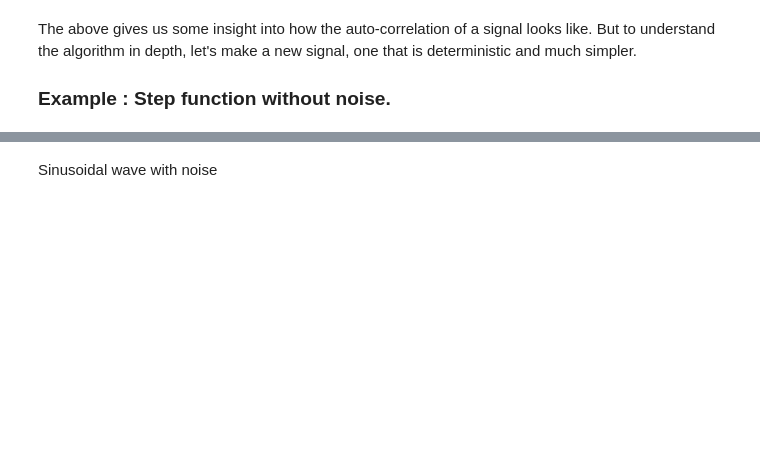
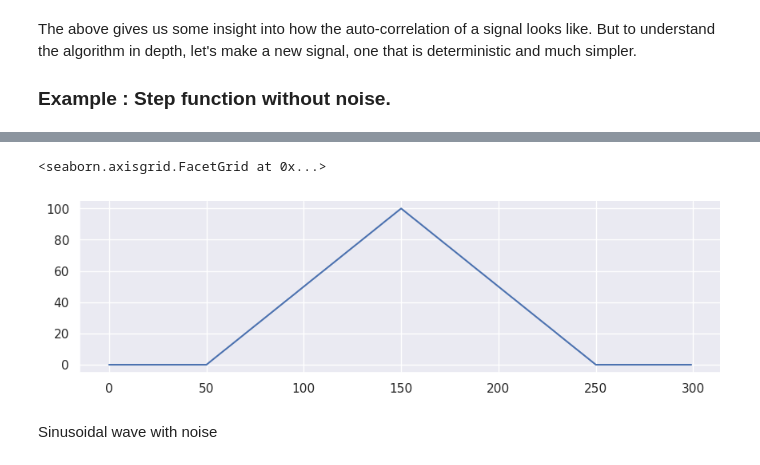
Before and after one commit to bordeaux-neurocampus/2024-Data-Analysis, a Jupyter notebook: lessons/programming/L04-fft.ipynb, the cells around one changed output, grey strips where cells are left out. Saved outputs shown, nothing was run; the diff lists cells and outputs as text; code cells hidden in the pictures; blank space fills up the shorter version.

```diff
--- a/lessons/programming/L04-fft.ipynb
+++ b/lessons/programming/L04-fft.ipynb
@@ -72,7 +73,11 @@ plt.plot(X,Y);
 # %%
 #TODO: Calculate and plot auto-correlation of Y
-...
-...
+C = np.correlate(Y,Y , mode="same")
+
+sns.relplot(x=X,y=C,kind="line", height=3, aspect = 3)
+# %% [output]
+<seaborn.axisgrid.FacetGrid at 0x...>
+[figure, added]
 # %% [markdown]
 Sinusoidal wave with noise
 # %%
```
Also changed, not shown: parts of 7 cells of this notebook, 2 other files.
